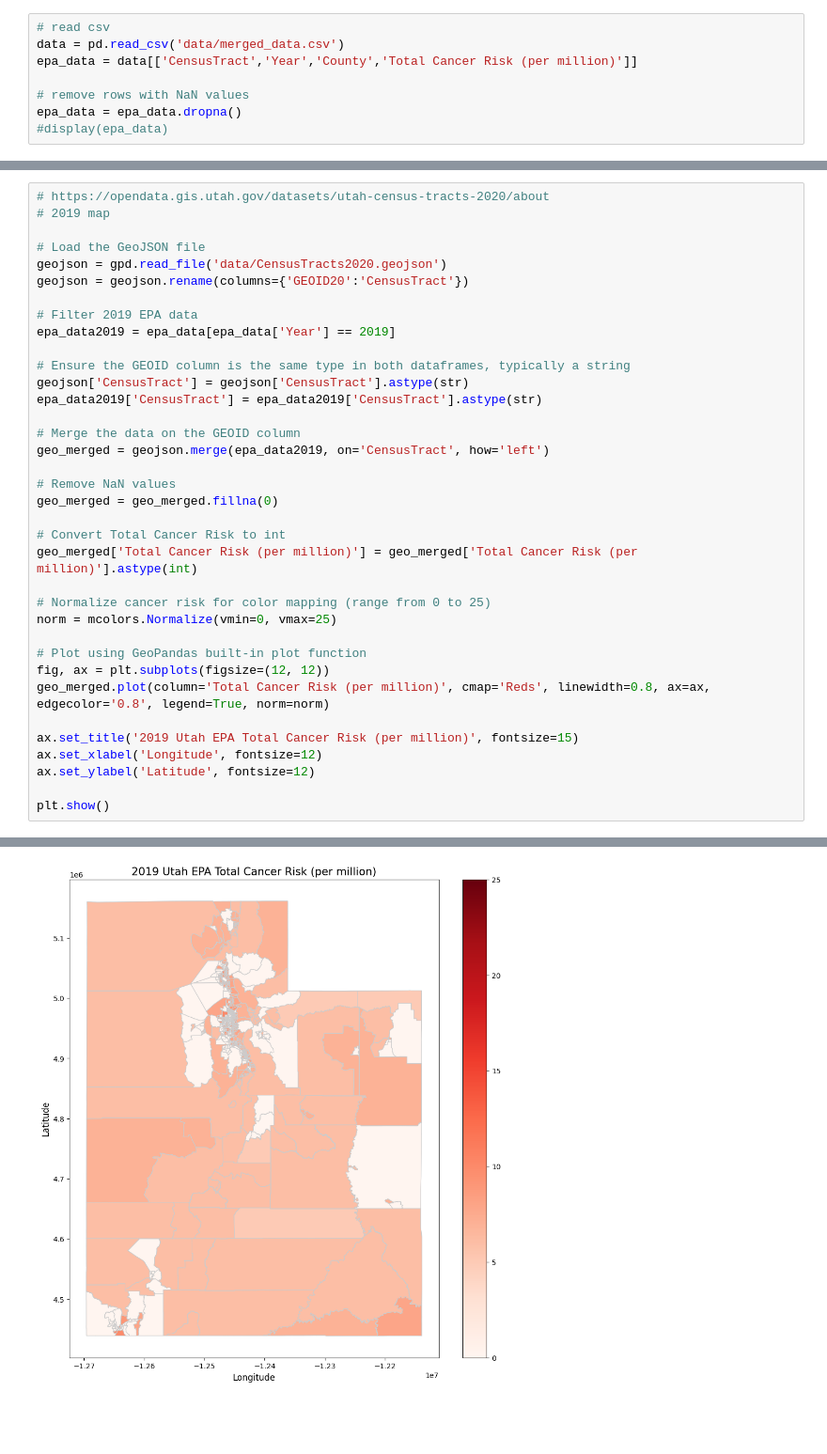
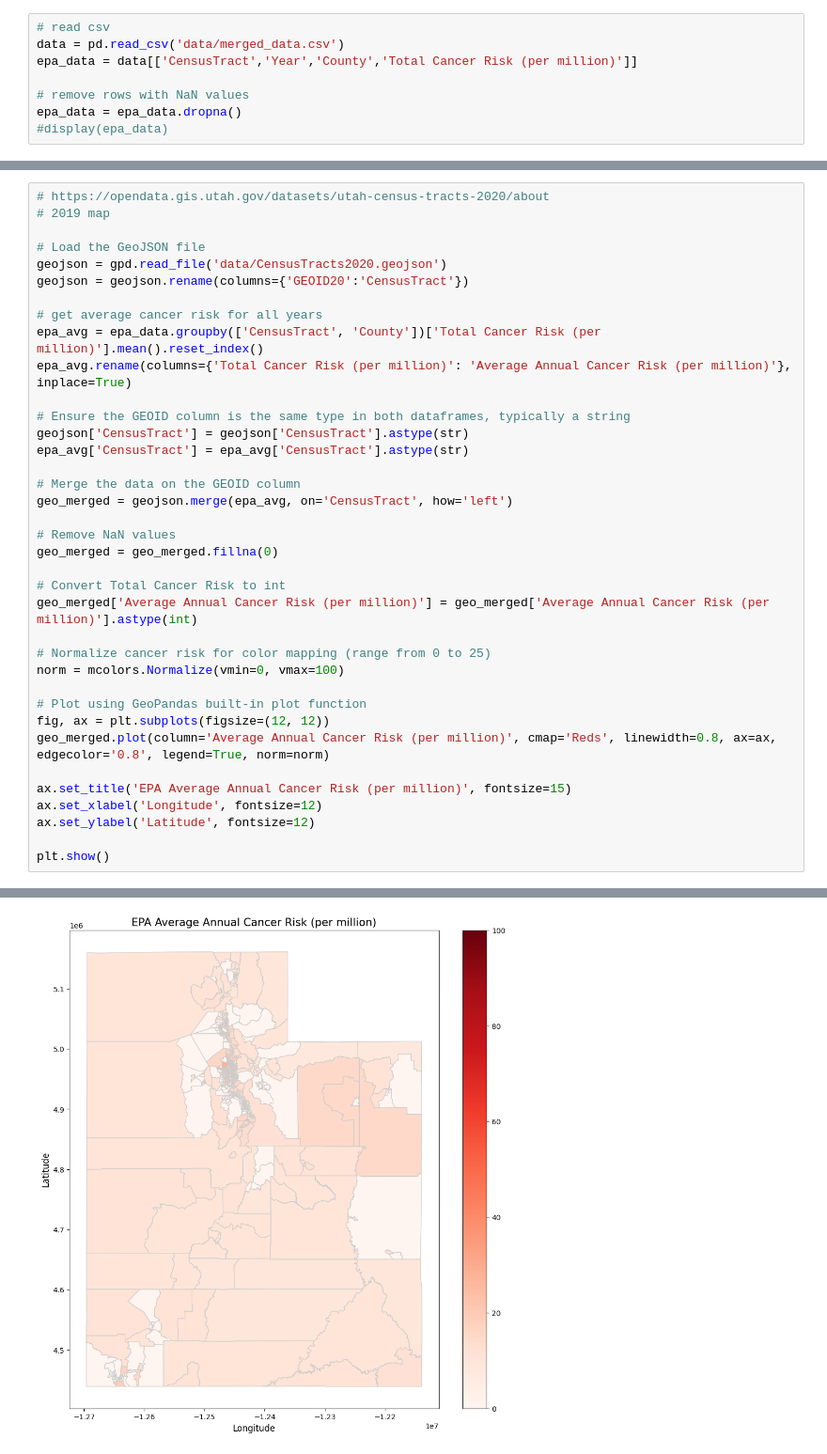
Before and after one commit to js-choi/sdh-data-wrangling, a Jupyter notebook: epa_charts.ipynb, the cells around one changed output, grey strips where cells are left out. Shown: that part at 94% size. Drawn from its saved outputs; the diff is of its cells as text; blank space fills up the shorter version.

```diff
--- a/epa_charts.ipynb
+++ b/epa_charts.ipynb
@@ -55,30 +55,31 @@ plt.show()
 geojson = gpd.read_file('data/CensusTracts2020.geojson')
 geojson = geojson.rename(columns={'GEOID20':'CensusTract'})
 
-# Filter 2019 EPA data
-epa_data2019 = epa_data[epa_data['Year'] == 2019]
+# get average cancer risk for all years
+epa_avg = epa_data.groupby(['CensusTract', 'County'])['Total Cancer Risk (per million)'].mean().reset_index()
+epa_avg.rename(columns={'Total Cancer Risk (per million)': 'Average Annual Cancer Risk (per million)'}, inplace=True)
 
 # Ensure the GEOID column is the same type in both dataframes, typically a string
 geojson['CensusTract'] = geojson['CensusTract'].astype(str)
-epa_data2019['CensusTract'] = epa_data2019['CensusTract'].astype(str)
+epa_avg['CensusTract'] = epa_avg['CensusTract'].astype(str)
 
 # Merge the data on the GEOID column
-geo_merged = geojson.merge(epa_data2019, on='CensusTract', how='left')
+geo_merged = geojson.merge(epa_avg, on='CensusTract', how='left')
 
 # Remove NaN values
 geo_merged = geo_merged.fillna(0)
 
 # Convert Total Cancer Risk to int
-geo_merged['Total Cancer Risk (per million)'] = geo_merged['Total Cancer Risk (per million)'].astype(int)
+geo_merged['Average Annual Cancer Risk (per million)'] = geo_merged['Average Annual Cancer Risk (per million)'].astype(int)
 
 # Normalize cancer risk for color mapping (range from 0 to 25)
-norm = mcolors.Normalize(vmin=0, vmax=25)
+norm = mcolors.Normalize(vmin=0, vmax=100)
 
 # Plot using GeoPandas built-in plot function
 fig, ax = plt.subplots(figsize=(12, 12))
-geo_merged.plot(column='Total Cancer Risk (per million)', cmap='Reds', linewidth=0.8, ax=ax, edgecolor='0.8', legend=True, norm=norm)
+geo_merged.plot(column='Average Annual Cancer Risk (per million)', cmap='Reds', linewidth=0.8, ax=ax, edgecolor='0.8', legend=True, norm=norm)
 
-ax.set_title('2019 Utah EPA Total Cancer Risk (per million)', fontsize=15)
+ax.set_title('EPA Average Annual Cancer Risk (per million)', fontsize=15)
 ax.set_xlabel('Longitude', fontsize=12)
 ax.set_ylabel('Latitude', fontsize=12)
 
@@ -92 +88 @@ See the caveats in the documentation: https://pandas.pydata.org/pandas-docs/stab
-[figure, old version]
+[figure, new version]
```
Also changed, not shown: parts of 2 cells of this notebook, 2 other files.
